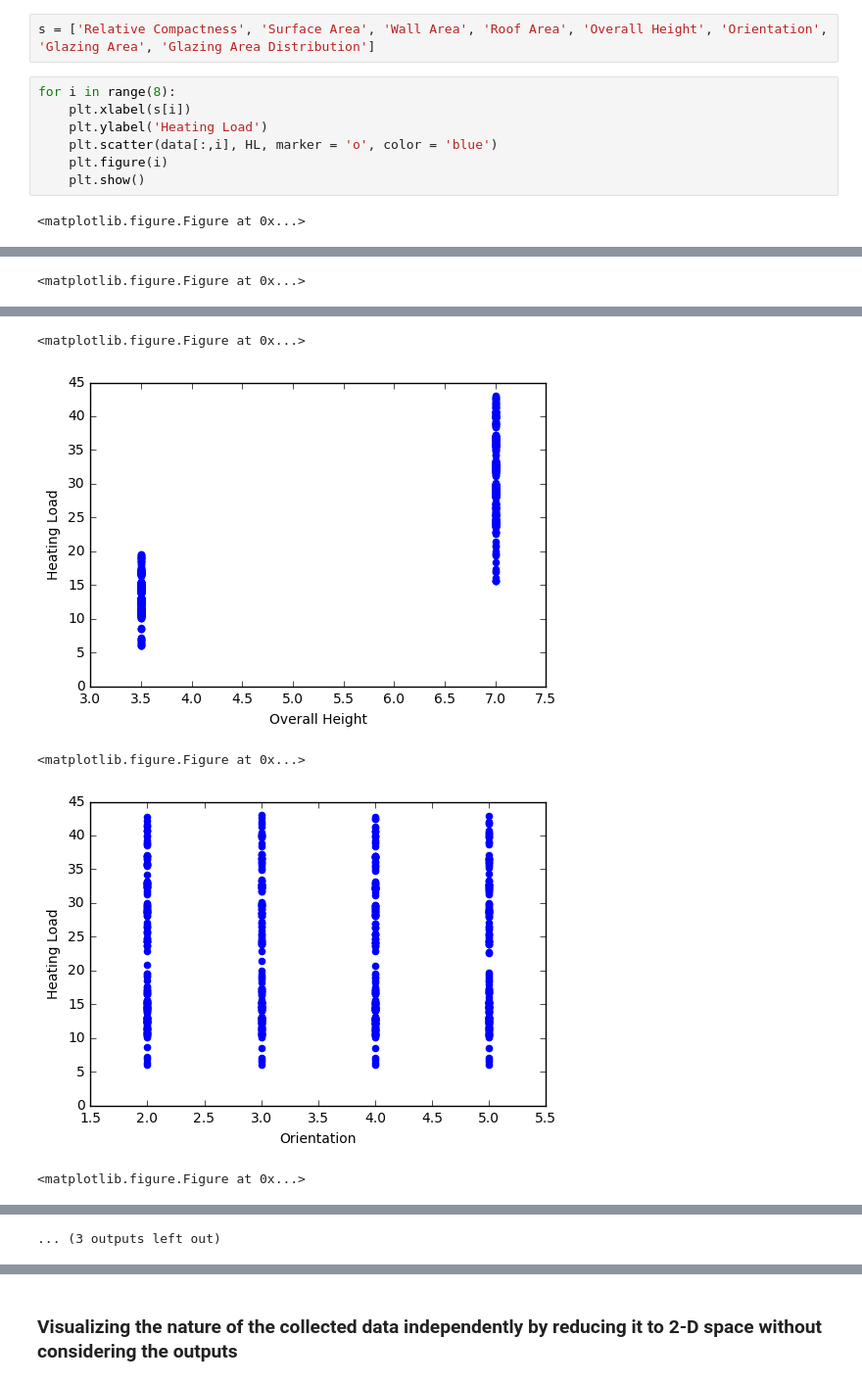
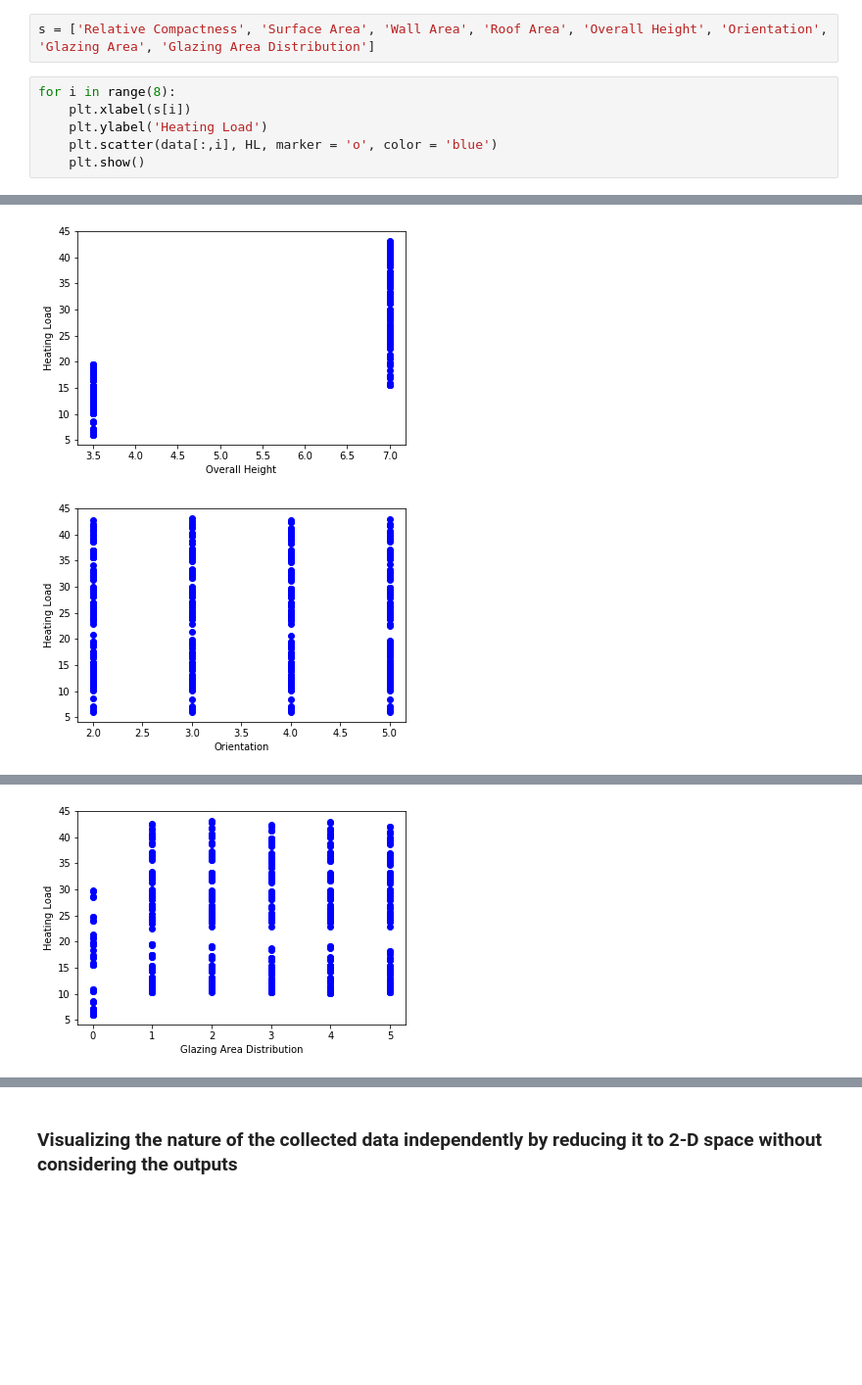
Before and after one commit to Shivankit-Gaind/Energy-Efficiency-Of-Residential-Buildings, a Jupyter notebook: Model Selection/ENERGY EFFICIENCY.ipynb, the cells around one changed output, grey strips where cells are left out. Shown: that part at 98% size. Saved outputs shown, nothing was run; the diff lists cells and outputs as text; blank space fills up the shorter version.

```diff
--- a/Model Selection/ENERGY EFFICIENCY.ipynb
+++ b/Model Selection/ENERGY EFFICIENCY.ipynb
@@ -44,7 +44,5 @@ for i in range(8):
     plt.xlabel(s[i])
     plt.ylabel('Heating Load')
     plt.scatter(data[:,i], HL, marker = 'o', color = 'blue')
-    plt.figure(i)
     plt.show()
 # %% [output]
-<matplotlib.figure.Figure at 0x...>
@@ -54 +51,0 @@ for i in range(8):
-<matplotlib.figure.Figure at 0x...>
@@ -56,5 +53,2 @@ for i in range(8):
-<matplotlib.figure.Figure at 0x...>
-[figure, old version]
+[figure, new version]
-<matplotlib.figure.Figure at 0x...>
-[figure, old version]
+[figure, new version]
-<matplotlib.figure.Figure at 0x...>
@@ -62,4 +56,4 @@ for i in range(8):
-... (3 outputs left out)
+[figure, added]
 # %%
 for i in range(8):
     plt.xlabel(s[i])
```
Also changed, not shown: parts of 25 cells of this notebook.
